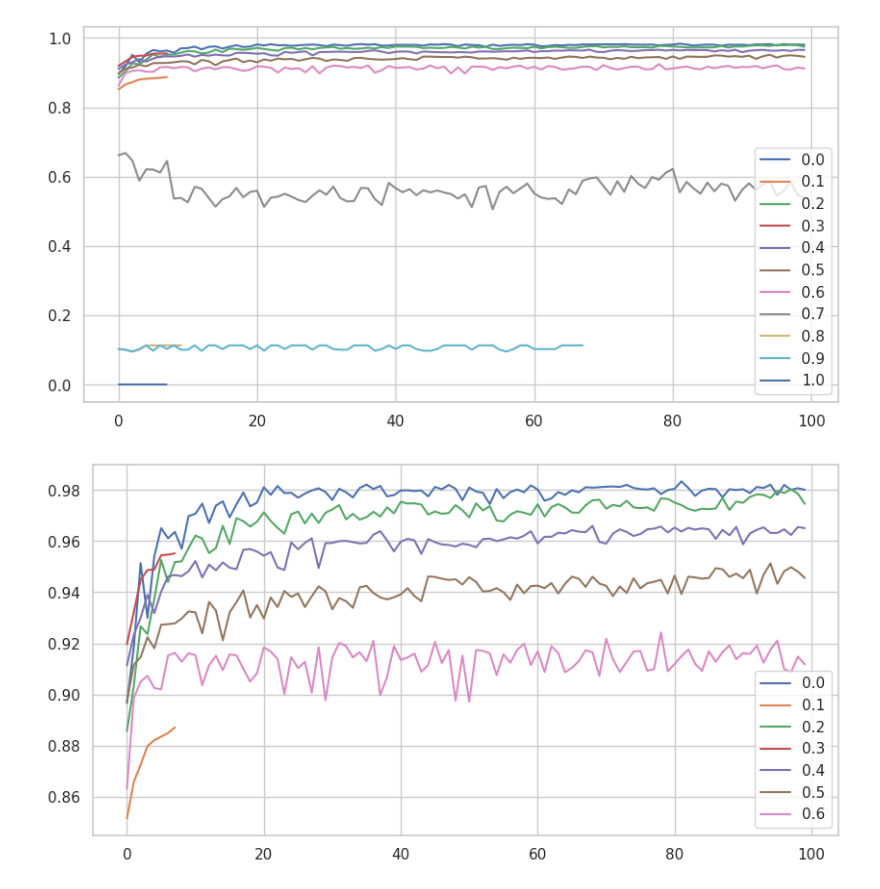
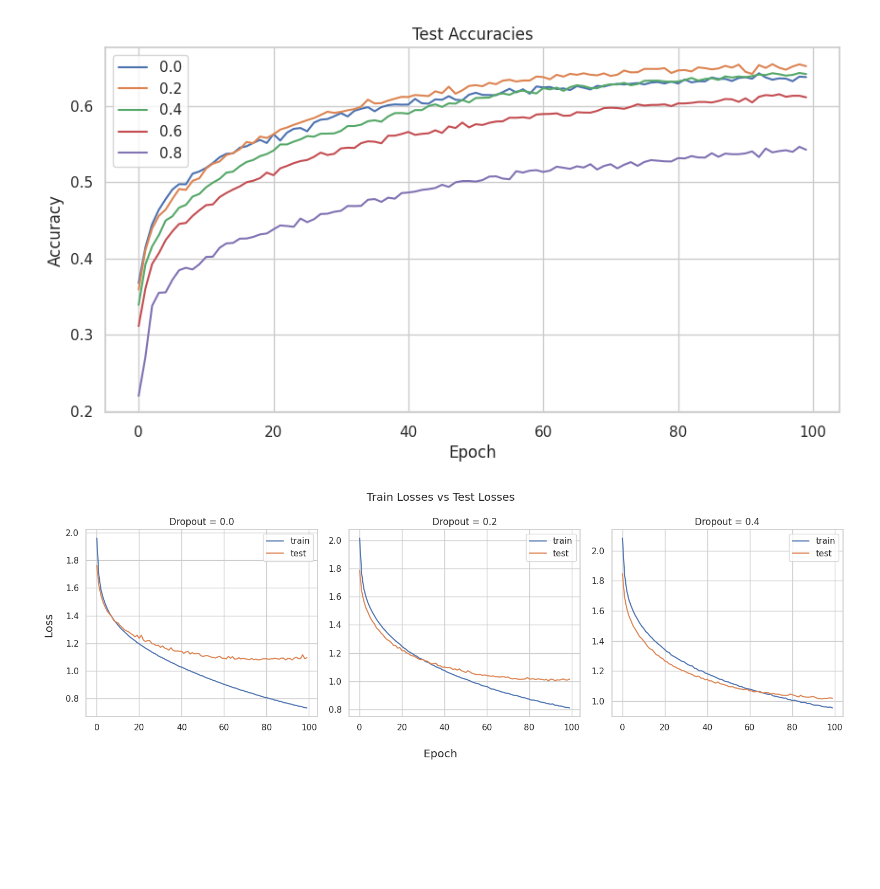
Before and after one commit to m-prezes/TUM-2024, a Jupyter notebook: tum_2024/visualization.ipynb, the cells around one changed output. Cells and saved outputs as stored; diff of their text form; code cells hidden in the pictures; blank space fills up the shorter version.

```diff
--- a/tum_2024/visualization.ipynb
+++ b/tum_2024/visualization.ipynb
@@ -34,17 +41,35 @@ for path in paths:
     with open(f"{path}/test_accuracies.json") as f:
         train_losses = json.load(f)
     sns.lineplot(x=range(len(train_losses)), y=train_losses, label=path.split("_")[-1])
-
+    plt.title("Test Accuracies")
+    plt.xlabel("Epoch")
+    plt.ylabel("Accuracy")
     plt.legend()
+plt.savefig("results/cifar/accuracies.png")
 # %% [output]
-[figure, old version]
+[figure, new version]
-# %%
-plt.figure(figsize=(10,5))
-for path in paths[:-4]:
-    with open(f"{path}/test_accuracies.json") as f:
-        train_losses = json.load(f)
-    sns.lineplot(x=range(len(train_losses)), y=train_losses, label=path.split("_")[-1])
-
-    plt.legend()
-# %% [output]
-[figure, removed]
+# %%
+# for each path create a plot of train losses vs test losses
+fig, axs = plt.subplots(nrows=1, ncols=3, figsize=(15,5))
+fig.suptitle("Train Losses vs Test Losses")
+plt.title("Train Losses vs Test Losses")
+plt.legend()
+for ax, path in zip(axs, paths):
+    if float(path.split('_')[-1]) > 0.5:
+        continue
+    with open(f"{path}/train_losses.json") as f:
+        train_losses = json.load(f)
+    with open(f"{path}/test_losses.json") as f:
+        test_losses = json.load(f)
+    sns.lineplot(x=range(len(train_losses)), y=train_losses, label="train", ax=ax)
+    sns.lineplot(x=range(len(test_losses)), y=test_losses, label="test", ax=ax)
+    ax.set_title(f"Dropout = {path.split('_')[-1]}")
+    plt.legend()
+
+fig.supxlabel('Epoch')
+fig.supylabel('Loss')
+plt.tight_layout(rect=[0.01, 0, 1, 1])  # Adjust the bottom margin to fit the super labels
+#save
+plt.savefig("results/cifar/losses_train_vs_test.png")
+# %% [output]
+[figure, added]
```
Also changed, not shown: parts of 4 cells of this notebook, 4 other files.
